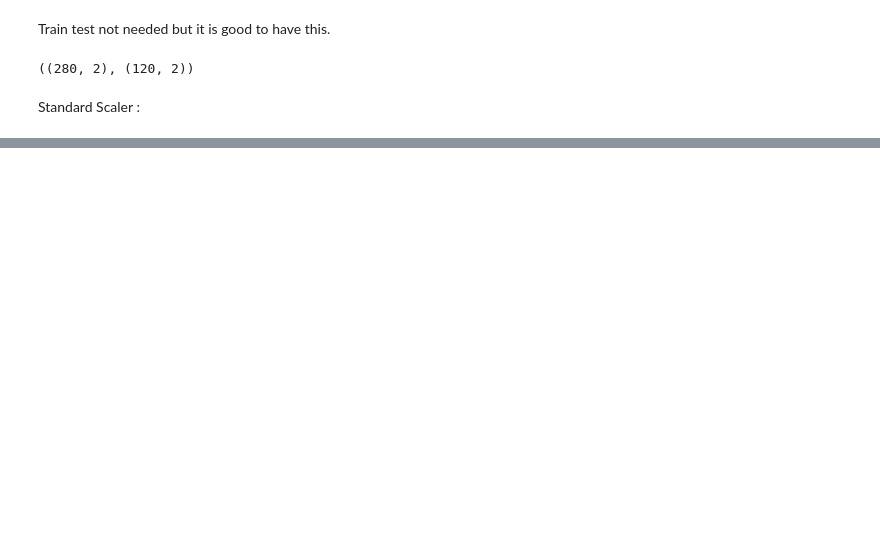
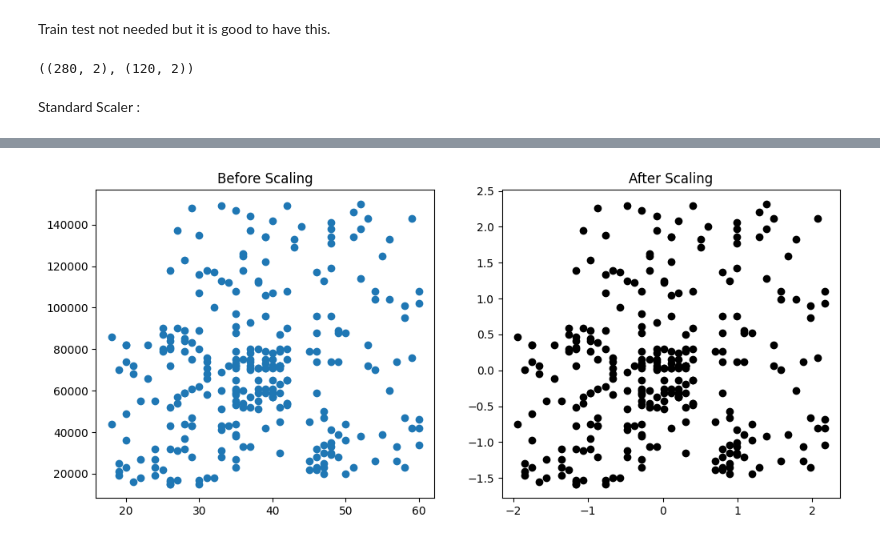
Before and after one commit to ankitsrm/MLLib, a Jupyter notebook: Featur_Scalling.ipynb, the cells around one changed output, grey strips where cells are left out. Cells and saved outputs as stored; diff of their text form; code cells hidden in the pictures; blank space fills up the shorter version.

Commit message:
Version 3 : for before and after shorts

```diff
--- a/Featur_Scalling.ipynb
+++ b/Featur_Scalling.ipynb
@@ -38,0 +43,3 @@ X_test_scaled = scaler.transform(X_test)
+# %%
+X_train_scaled = pd.DataFrame(X_train_scaled, columns=X_train.columns)
+X_test_scaled = pd.DataFrame(X_test_scaled,columns=X_test.columns)
@@ -38,0 +88,10 @@ X_test_scaled = scaler.transform(X_test)
+# %%
+fig, (ax1,ax2) = plt.subplots(ncols=2, figsize=(12,5))
+
+ax1.scatter(X_train['Age'], X_train['EstimatedSalary'])
+ax1.set_title('Before Scaling')
+ax2.scatter(X_train_scaled['Age'], X_train_scaled['EstimatedSalary'], color='black')
+ax2.set_title("After Scaling")
+plt.show()
+# %% [output]
+[figure, added]
```
Also changed, not shown: parts of 6 cells of this notebook.
